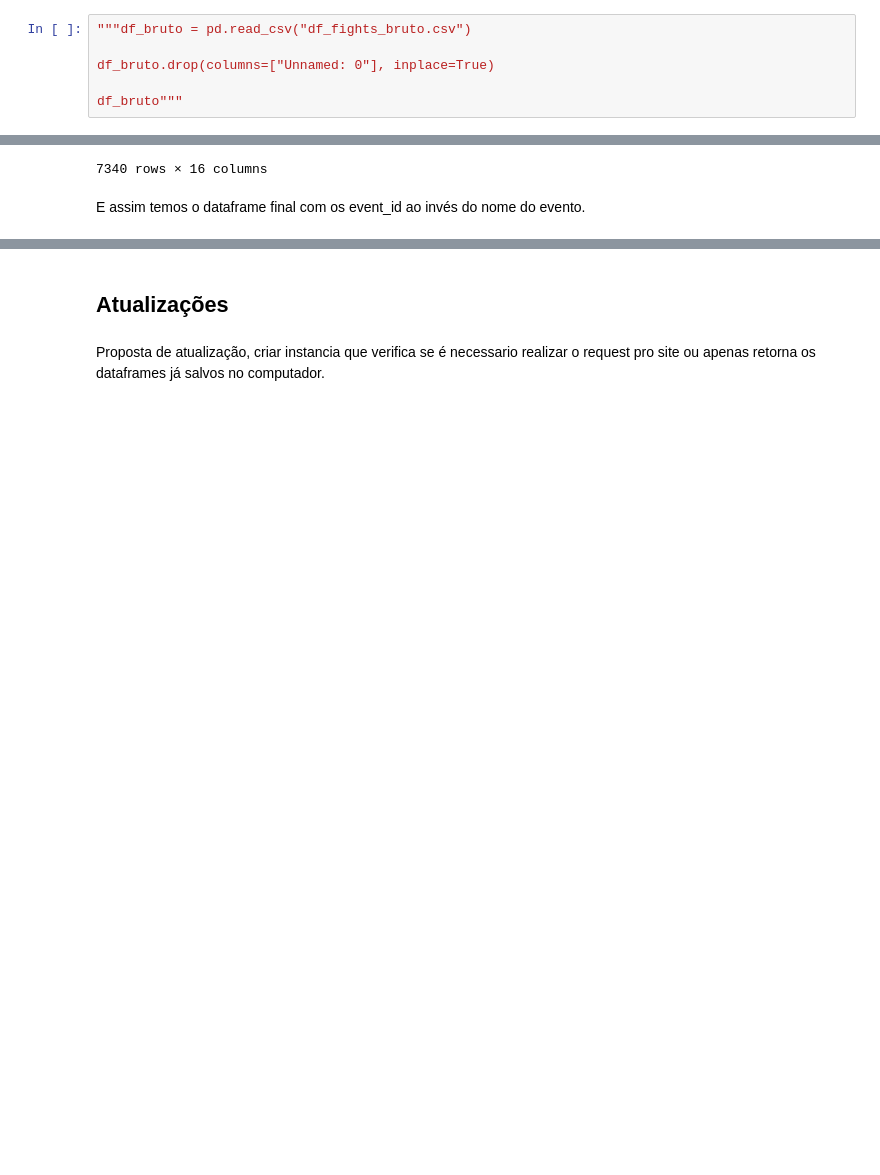
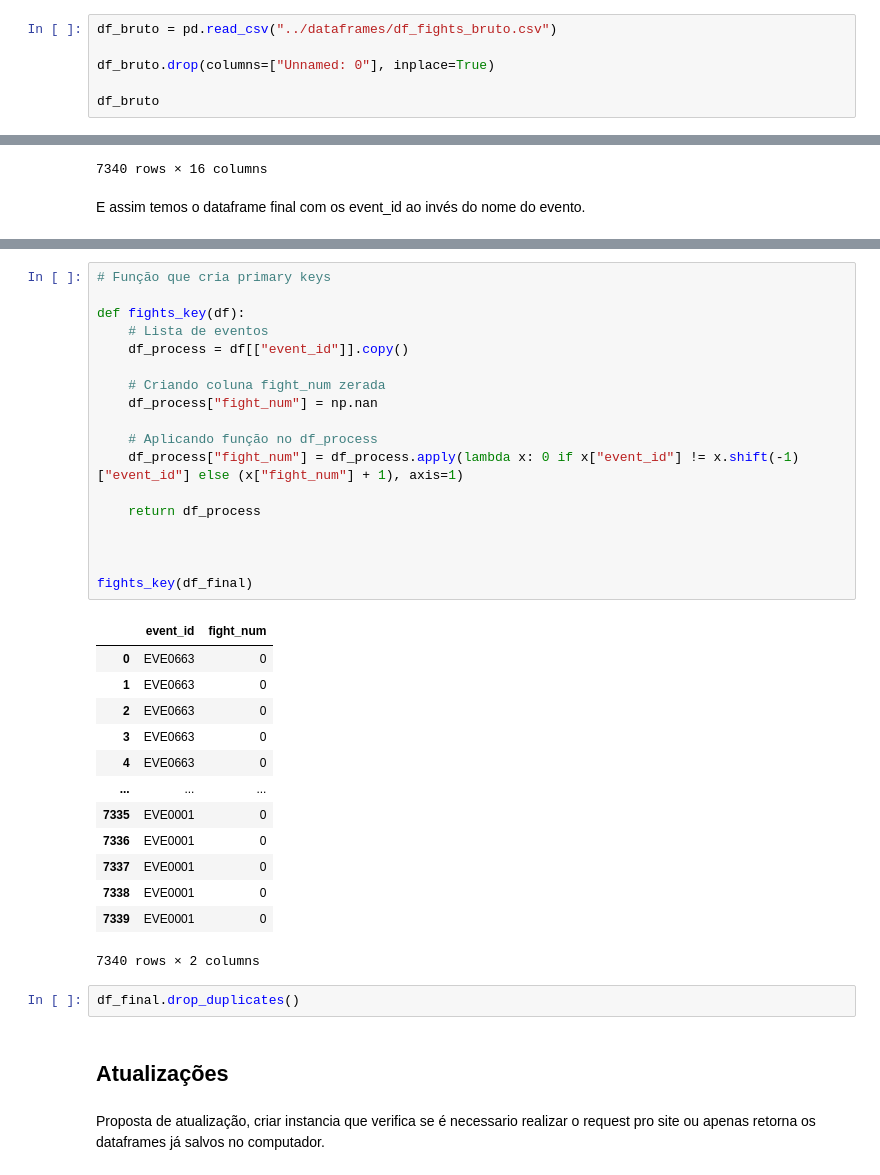
Before and after one commit to murilocechin/UFC-bets, a Jupyter notebook: webscaping/documentacao_notebooks/note_get_fights.ipynb, the cells around one changed output, grey strips where cells are left out. Cells and saved outputs as stored; diff of their text form; blank space fills up the shorter version.

```diff
--- a/webscaping/documentacao_notebooks/note_get_fights.ipynb
+++ b/webscaping/documentacao_notebooks/note_get_fights.ipynb
@@ -202,11 +202,11 @@ df_bruto
 
 `CÓDIGO COMENTADO, EXECUTAR NO LUGAR DA FUNÇÃO ACIMA`
 # %%
-"""df_bruto = pd.read_csv("df_fights_bruto.csv")
+df_bruto = pd.read_csv("../dataframes/df_fights_bruto.csv")
 
 df_bruto.drop(columns=["Unnamed: 0"], inplace=True)
 
-df_bruto"""
+df_bruto
 # %% [output]
 |  | W/L | Fighter | Kd | Str | Td | Sub | Weight class | Method | Round | Time | ... |
 | 0 | draw\n\n\ndraw | Alexa Grasso\n \n\n\n\n ... | 1\n \n\n \n 0 | 84\n\n \n\n\n \n ... | 1\n \n\n \n 4 | 1\n \n\n \n 1 | Women's Flyweight | S-DEC | 5 | 5:00 | ... |
@@ -461,3 +481,37 @@ E assim  temos o dataframe final com os event_id ao invés do nome do evento.
+# %%
+# Função que cria primary keys
+
+def fights_key(df):
+    # Lista de eventos
+    df_process = df[["event_id"]].copy()
+
+    # Criando coluna fight_num zerada
+    df_process["fight_num"] = np.nan
+
+    # Aplicando função no df_process
+    df_process["fight_num"] = df_process.apply(lambda x: 0 if x["event_id"] != x.shift(-1)["event_id"] else (x["fight_num"] + 1), axis=1)
+
+    return df_process
+
+
+
+fights_key(df_final)
+# %% [output]
+|  | event_id | fight_num |
+| 0 | EVE0663 | 0 |
+| 1 | EVE0663 | 0 |
+| 2 | EVE0663 | 0 |
+| 3 | EVE0663 | 0 |
+| 4 | EVE0663 | 0 |
+| ... | ... | ... |
+| 7335 | EVE0001 | 0 |
+| 7336 | EVE0001 | 0 |
+| 7337 | EVE0001 | 0 |
+| 7338 | EVE0001 | 0 |
+| 7339 | EVE0001 | 0 |
+7340 rows × 2 columns
+# %%
+df_final.drop_duplicates()
 # %% [markdown]
 ## Atualizações
 # %% [markdown]
```
Also changed, not shown: parts of 4 cells of this notebook.
